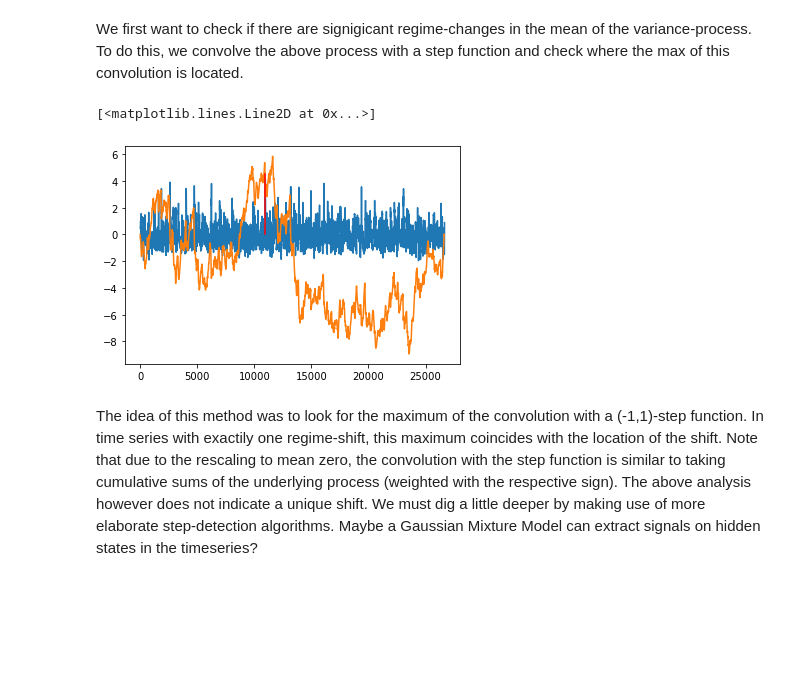
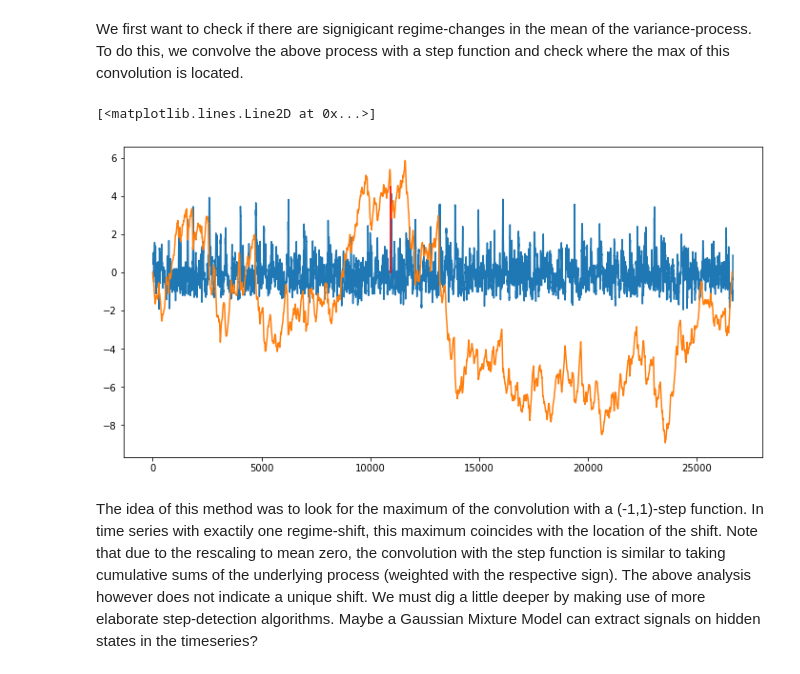
Before and after one commit to l3-w3nning/Delta_Gamma_Hedging, a Jupyter notebook: WeatherScript.ipynb, the cells around one changed output. Saved outputs shown, nothing was run; the diff lists cells and outputs as text; code cells hidden in the pictures; blank space fills up the shorter version.

```diff
--- a/WeatherScript.ipynb
+++ b/WeatherScript.ipynb
@@ -277,25 +280,26 @@ We first want to check if there are signigicant regime-changes in the mean of th
 # %%
 data  = df.detrended.rolling(window=30).std().dropna()
 data -= data.mean()
 
 step = np.hstack((np.ones(len(data)), -1*np.ones(len(data))))
 
 data_step = np.convolve(data, step, mode='valid')
 
 # get the peak of the convolution, its index
 
 step_indx = np.argmax(data)  # yes, cleaner than np.where(dary_step == dary_step.max())[0][0]
 
 # plots
 
+plt.figure(figsize=(12,6))
 plt.plot(data)
 
 plt.plot(data_step/100)
 
 plt.plot((step_indx, step_indx), (data_step[step_indx]/100, 0), 'r')
 # %% [output]
 [<matplotlib.lines.Line2D at 0x...>]
-[figure, old version]
+[figure, new version]
 # %% [markdown]
 The idea of this method was to look for the maximum of the convolution with a (-1,1)-step function. In time series with exactily one regime-shift, this maximum coincides with the location of the shift. Note that due to the rescaling to mean zero, the convolution with the step function is similar to taking cumulative sums of the underlying process (weighted with the respective sign). The above analysis however does not indicate a unique shift. We must dig a little deeper by making use of more elaborate step-detection algorithms. Maybe a Gaussian Mixture Model can extract signals on hidden states in the timeseries?
 # %%
```
Also changed, not shown: parts of 12 cells of this notebook, 1 other file.
